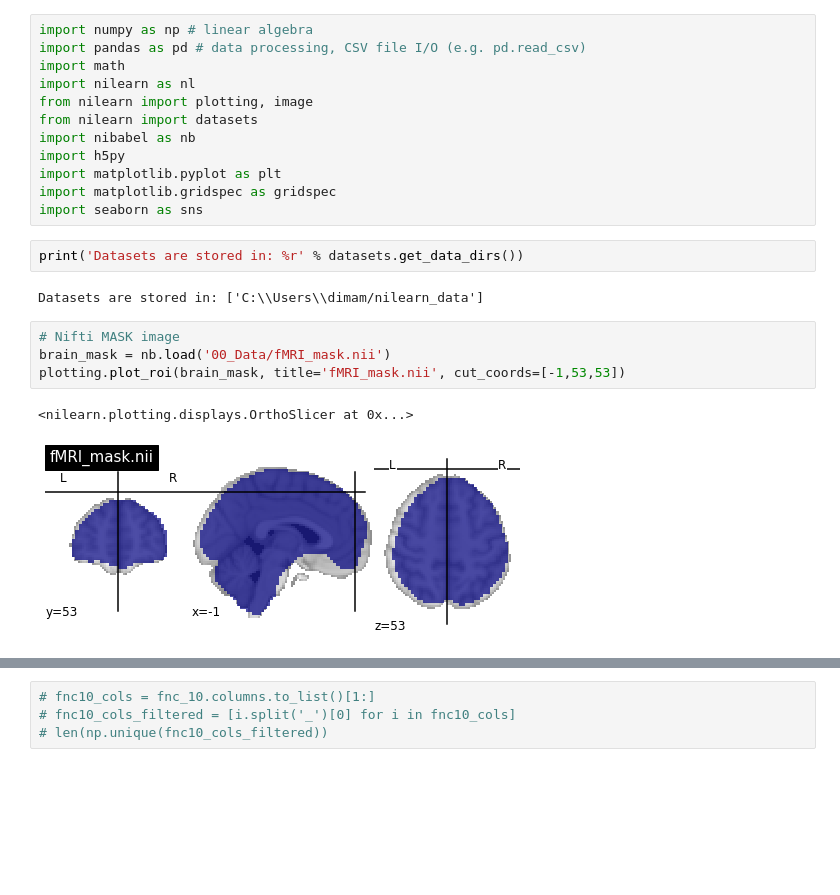
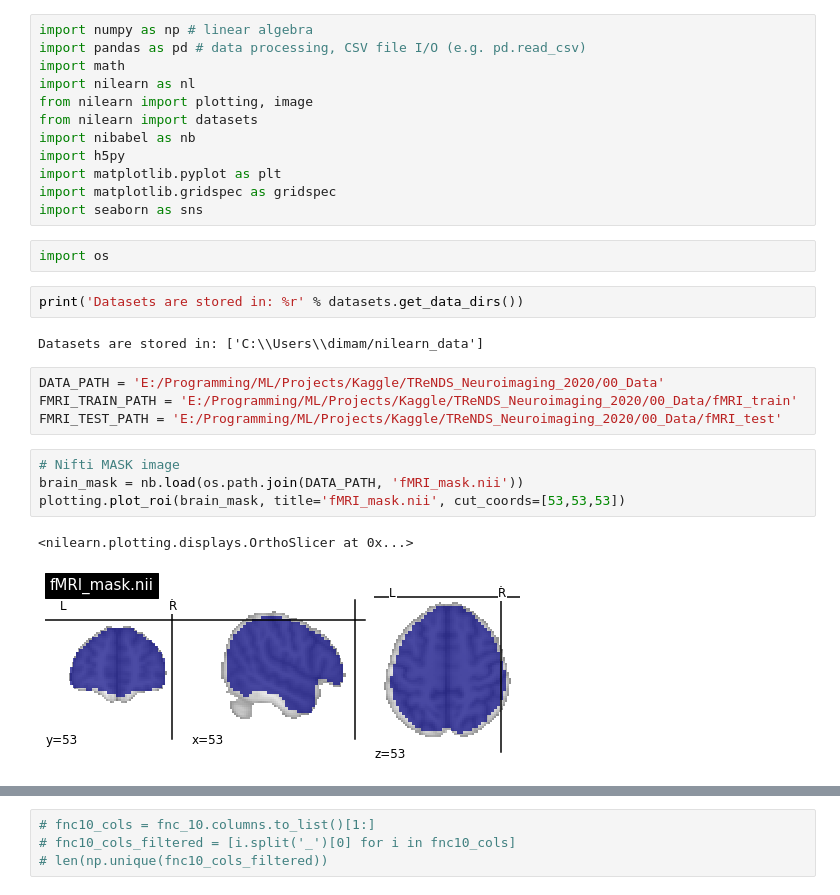
Before and after one commit to doctor3030/TReNDS_Neuroimaging_2020, a Jupyter notebook: Notebooks/EDA_01.ipynb, the cells around one changed output, grey strips where cells are left out. Saved outputs shown, nothing was run; the diff lists cells and outputs as text; blank space fills up the shorter version.

```diff
--- a/Notebooks/EDA_01.ipynb
+++ b/Notebooks/EDA_01.ipynb
@@ -10,15 +10,21 @@ import h5py
 import matplotlib.pyplot as plt
 import matplotlib.gridspec as gridspec
 import seaborn as sns
+# %%
+import os
 # %%
 print('Datasets are stored in: %r' % datasets.get_data_dirs())
 # %% [output]
 Datasets are stored in: ['C:\\Users\\dimam/nilearn_data']
+# %%
+DATA_PATH = 'E:/Programming/ML/Projects/Kaggle/TReNDS_Neuroimaging_2020/00_Data'
+FMRI_TRAIN_PATH = 'E:/Programming/ML/Projects/Kaggle/TReNDS_Neuroimaging_2020/00_Data/fMRI_train'
+FMRI_TEST_PATH = 'E:/Programming/ML/Projects/Kaggle/TReNDS_Neuroimaging_2020/00_Data/fMRI_test'
 # %%
 # Nifti MASK image
-brain_mask = nb.load('00_Data/fMRI_mask.nii')
-plotting.plot_roi(brain_mask, title='fMRI_mask.nii', cut_coords=[-1,53,53])
+brain_mask = nb.load(os.path.join(DATA_PATH, 'fMRI_mask.nii'))
+plotting.plot_roi(brain_mask, title='fMRI_mask.nii', cut_coords=[53,53,53])
 # %% [output]
 <nilearn.plotting.displays.OrthoSlicer at 0x...>
-[figure, old version]
+[figure, new version]
 # %%
```
Also changed, not shown: parts of 29 cells of this notebook.
